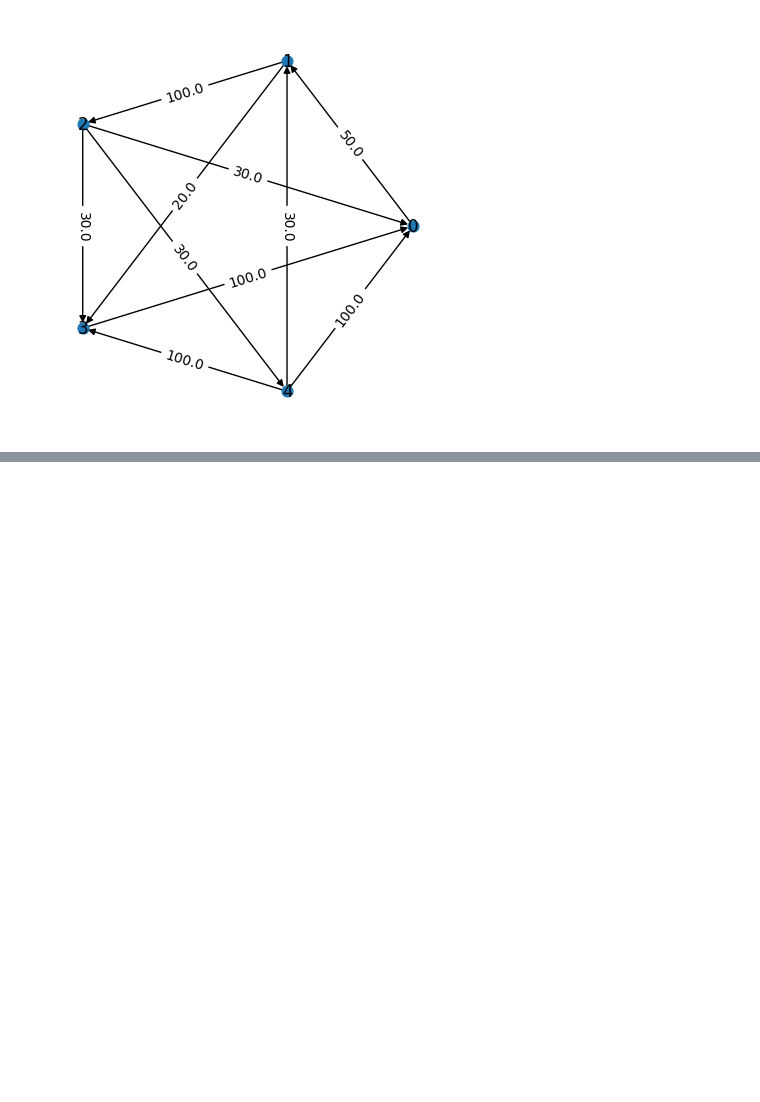
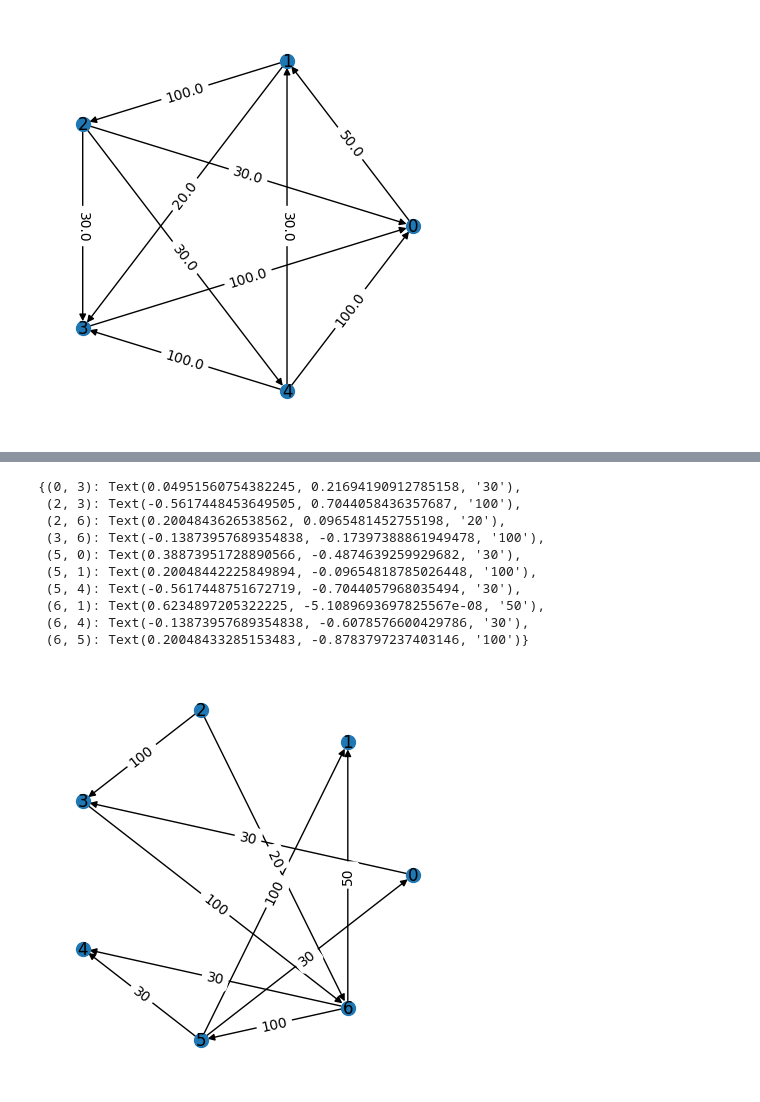
Before and after one commit to dmitry-grigorev/AlgoAnalysisDevelopment, a Jupyter notebook: Task8/task8notebook_AllPairsShortestPath.ipynb, the cells around one changed output, grey strips where cells are left out. Saved outputs shown, nothing was run; the diff lists cells and outputs as text; code cells hidden in the pictures; blank space fills up the shorter version.

```diff
--- a/Task8/task8notebook_AllPairsShortestPath.ipynb
+++ b/Task8/task8notebook_AllPairsShortestPath.ipynb
@@ -69,0 +69,3 @@ nx.draw_networkx_edge_labels(g,pos = nx.circular_layout(g),edge_labels=labels)
+# %%
+np.random.seed(42)
+Madj2 = generate_from_nm_weighted(7, 10, possibleweights=weights)
@@ -69,0 +82,15 @@ nx.draw_networkx_edge_labels(g,pos = nx.circular_layout(g),edge_labels=labels)
+# %%
+Madj2_with_inf = copy.deepcopy(Madj2).astype("float")
+np.random.seed(42)
+for i in range(6):
+    for j in range(i+1, 7):
+        if Madj2[i, j] == 0:
+            Madj2_with_inf[i,j], Madj2_with_inf[j,i] = float("Inf"), float("Inf")
+        else:
+            if np.random.random(1)>0.5:
+                Madj2_with_inf[i,j] = float("Inf")
+                Madj2[i, j] = 0
+            else:
+                Madj2_with_inf[j,i] = float("Inf")
+                Madj2[j, i] = 0
+Madj2_with_inf
@@ -69,0 +105,19 @@ nx.draw_networkx_edge_labels(g,pos = nx.circular_layout(g),edge_labels=labels)
+# %%
+g2 = nx.from_numpy_matrix(Madj2, create_using=nx.DiGraph)
+np.random.seed(429)
+plt.figure(figsize=(4, 4))
+nx.draw(g2, node_size =100, pos = nx.circular_layout(g2),  with_labels = True )
+labels = nx.get_edge_attributes(g2,'weight')
+nx.draw_networkx_edge_labels(g2,pos = nx.circular_layout(g2),edge_labels=labels)
+# %% [output]
+{(0, 3): Text(0.04951560754382245, 0.21694190912785158, '30'),
+ (2, 3): Text(-0.5617448453649505, 0.7044058436357687, '100'),
+ (2, 6): Text(0.2004843626538562, 0.0965481452755198, '20'),
+ (3, 6): Text(-0.13873957689354838, -0.17397388861949478, '100'),
+ (5, 0): Text(0.38873951728890566, -0.4874639259929682, '30'),
+ (5, 1): Text(0.20048442225849894, -0.09654818785026448, '100'),
+ (5, 4): Text(-0.5617448751672719, -0.7044057968035494, '30'),
+ (6, 1): Text(0.6234897205322225, -5.1089693697825567e-08, '50'),
+ (6, 4): Text(-0.13873957689354838, -0.6078576600429786, '30'),
+ (6, 5): Text(0.20048433285153483, -0.8783797237403146, '100')}
+[figure, added]
```
Also changed, not shown: parts of 7 cells of this notebook, 1 other file.
